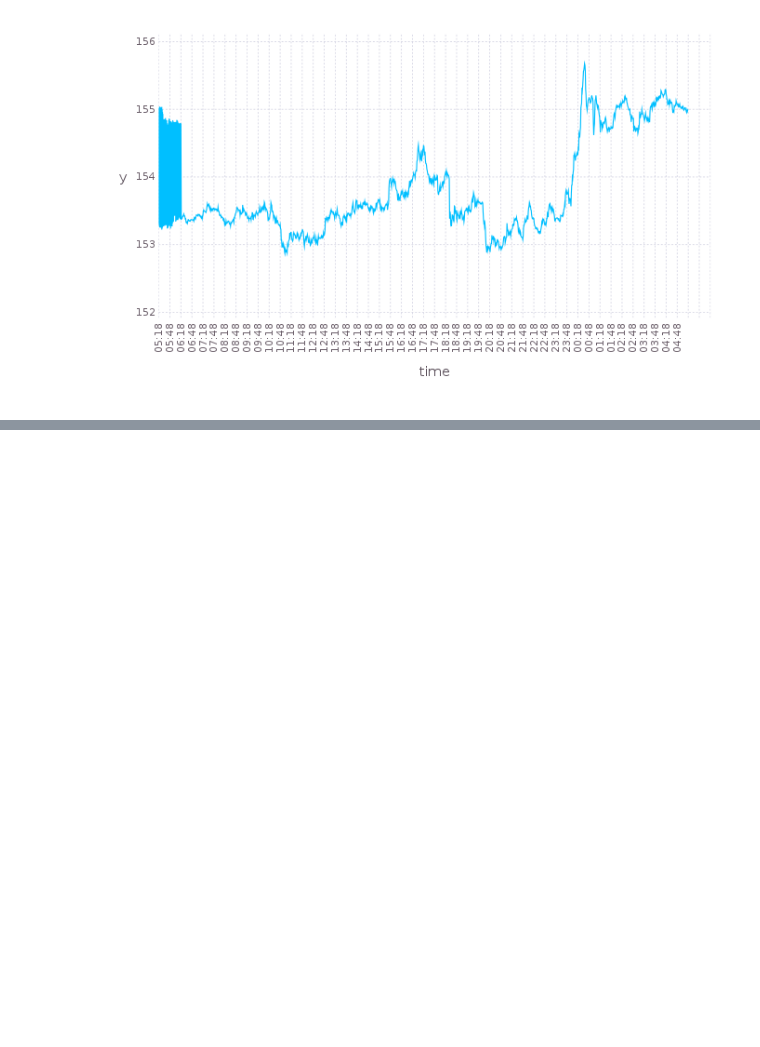
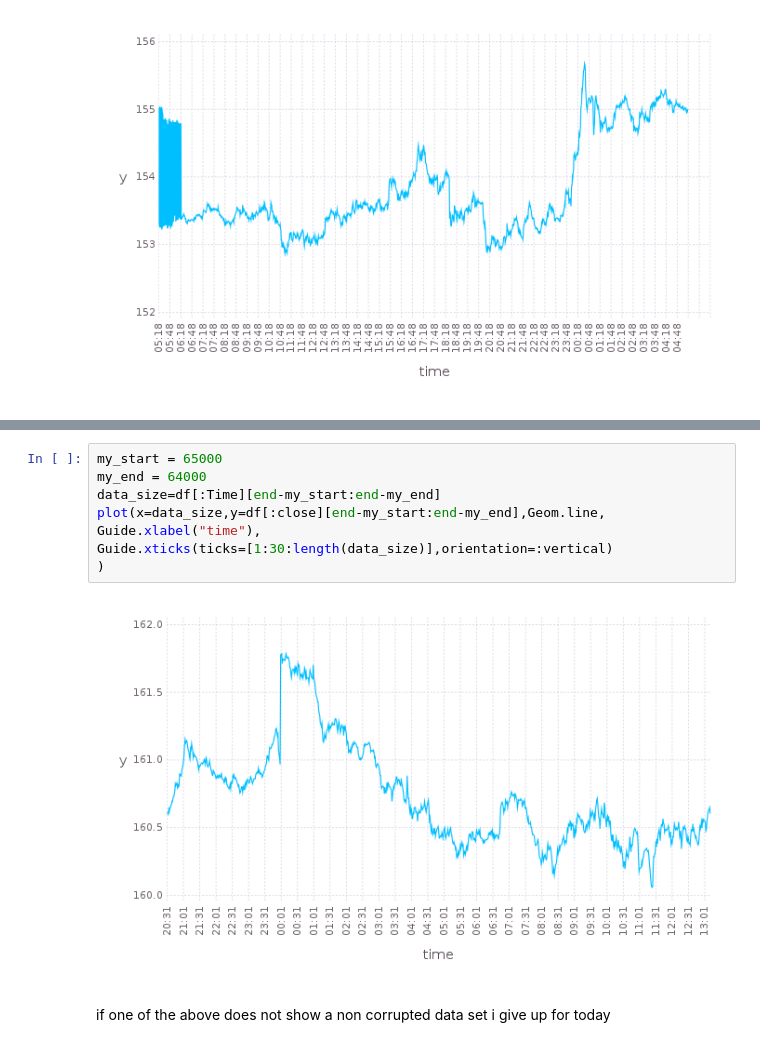
Before and after one commit to sould3mon/julia_testing, a Jupyter notebook: Plot bug large data artifacts.ipynb, the cells around one changed output, grey strips where cells are left out. Saved outputs shown, nothing was run; the diff lists cells and outputs as text; blank space fills up the shorter version.

```diff
--- a/Plot bug large data artifacts.ipynb
+++ b/Plot bug large data artifacts.ipynb
@@ -68,0 +79,12 @@ Guide.xticks(ticks=[1:30:length(data_size)],orientation=:vertical)
+# %%
+my_start = 65000
+my_end = 64000
+data_size=df[:Time][end-my_start:end-my_end]
+plot(x=data_size,y=df[:close][end-my_start:end-my_end],Geom.line,
+Guide.xlabel("time"),
+Guide.xticks(ticks=[1:30:length(data_size)],orientation=:vertical)
+)
+# %% [output]
+[figure, added]
+# %% [markdown]
+if one of the above does not show  a non corrupted data set i give up  for today
```
Also changed, not shown: parts of 2 cells of this notebook, 1 other file.
